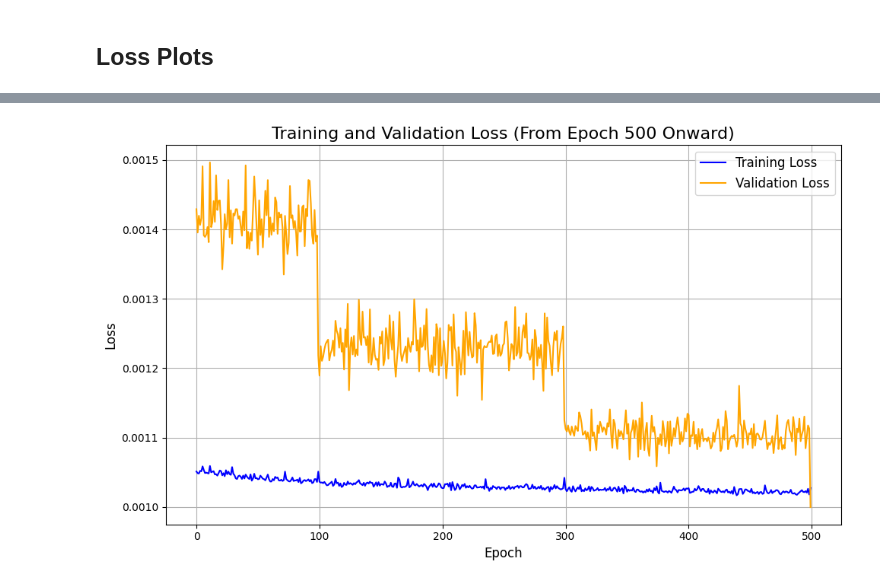
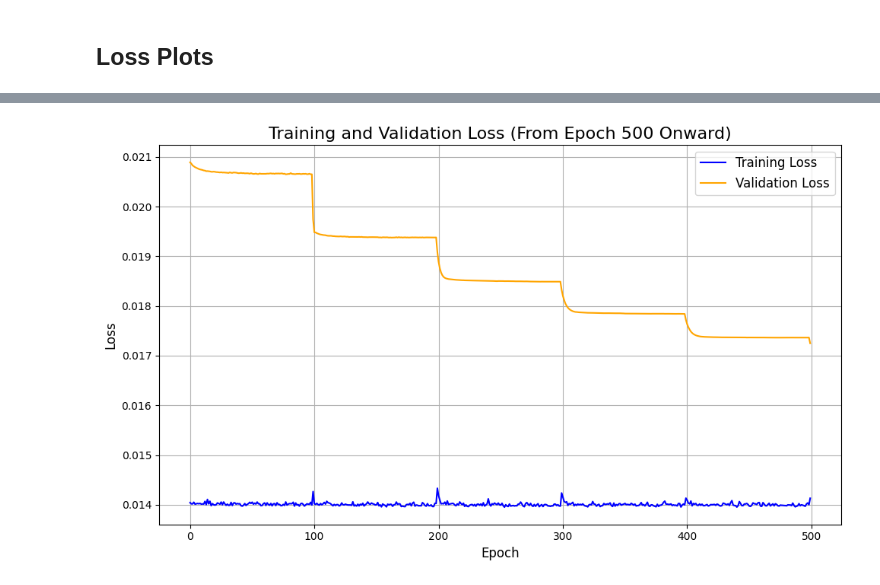
Before and after one commit to baeklab/LatentPARC, a Jupyter notebook: latent_parc/PARCtorch/PARCtorch/3AE_LatentPARC/autoencoder/CONVautoencoder.ipynb, the cells around one changed output, grey strips where cells are left out. Saved outputs shown, nothing was run; the diff lists cells and outputs as text; code cells hidden in the pictures.

```diff
--- a/latent_parc/PARCtorch/PARCtorch/3AE_LatentPARC/autoencoder/CONVautoencoder.ipynb
+++ b/latent_parc/PARCtorch/PARCtorch/3AE_LatentPARC/autoencoder/CONVautoencoder.ipynb
@@ -151,16 +120,16 @@ device = torch.device('cuda' if torch.cuda.is_available() else 'cpu')
 
 # Define layer sizes and initialize encoder/decoder
 layer_sizes = [3, 8]
-latent_dim = 16
-encoder = Encoder(layers=layer_sizes, latent_dim=latent_dim).to(device)
-decoder = Decoder(layers=layer_sizes, latent_dim=latent_dim).to(device)
+latent_dim = 8
+encoder = Encoder(layers=layer_sizes, latent_dim=latent_dim, act_fn=nn.SiLU()).to(device)
+decoder = Decoder(layers=layer_sizes, latent_dim=latent_dim, act_fn=nn.SiLU()).to(device)
 
 # Initialize autoencoder
 autoencoder = Autoencoder(encoder, decoder).to(device)
 
 #Loss Function
-# criterion = torch.nn.L1Loss().cuda()
-criterion = torch.nn.MSELoss().cuda()
+criterion = torch.nn.L1Loss().cuda()
+# criterion = torch.nn.MSELoss().cuda()
 # criterion = LpLoss(p=10).cuda()
 
 # criterion = nn.MSELoss()
@@ -174,7 +143,7 @@ scheduler = ReduceLROnPlateau(optimizer, mode='min', factor=0.5, patience=10, ve
 model = ConvolutionalAutoencoder(autoencoder, optimizer, device, save_path, weights_name)
 
 log_dict = train_autoencoder(model.network, optimizer, criterion, train_loader, val_loader,
-                             device=device, epochs=5, image_size=[128, 256], n_channels=3,
-                             scheduler=scheduler, noise_fn=add_random_noise, initial_max_noise=0.16, reduce_on=3,
+                             device=device, epochs=50, image_size=[128, 256], n_channels=3,
+                             scheduler=scheduler, noise_fn=add_random_noise, initial_max_noise=0.16, reduce_on=10,
                              save_path=save_path, weights_name=weights_name)
 # %% [output]
@@ -411,7 +439,7 @@ plt.show()
 ## Loss Plots
 # %%
 # Path to the JSON log file
-log_file_path = "MSE_loss_layers_3_8_latent_8_DE_Nmax16_nrf8_redon200_LRstep_e3_factor8_stepsize200_1000.json"
+log_file_path = "SiLU_normal_conv_SiLU_out_layers_3_8_latent_8_MAE_DE_Nmax16_nrf8_redon100_LRplateau_pat10_e3_factor8_1000.json"
 
 # Load the log data
 with open(log_file_path, 'r') as f:
@@ -444,28 +472,28 @@ plt.show()
 # %%
 # Starting from the 50th epoch (index 49, since indexing starts at 0)
 start_epoch = 500
 
 # Slice the data from the 50th epoch onward
 training_loss = training_loss[start_epoch:]
 validation_loss = validation_loss[start_epoch:]
 
 # same plot
 # Create a single plot for both training and validation loss
 fig, ax = plt.subplots(figsize=(10, 6))
 
 # Plot training and validation loss on the same graph
 ax.plot(training_loss, label="Training Loss", color="blue")
 ax.plot(validation_loss, label="Validation Loss", color="orange")
 
 # Add titles, labels, and legend
-ax.set_title("Training and Validation Loss (From Epoch 500 Onward)", fontsize=16)
+ax.set_title(f"Training and Validation Loss (From Epoch {start_epoch} Onward)", fontsize=16)
 ax.set_xlabel("Epoch", fontsize=12)
 ax.set_ylabel("Loss", fontsize=12)
 ax.legend(fontsize=12)
 ax.grid(True)
 
 # Show the plot
 plt.tight_layout()
 plt.show()
 # %% [output]
-[figure, old version]
+[figure, new version]
```
Also changed, not shown: parts of 20 cells of this notebook, 21 other files.
